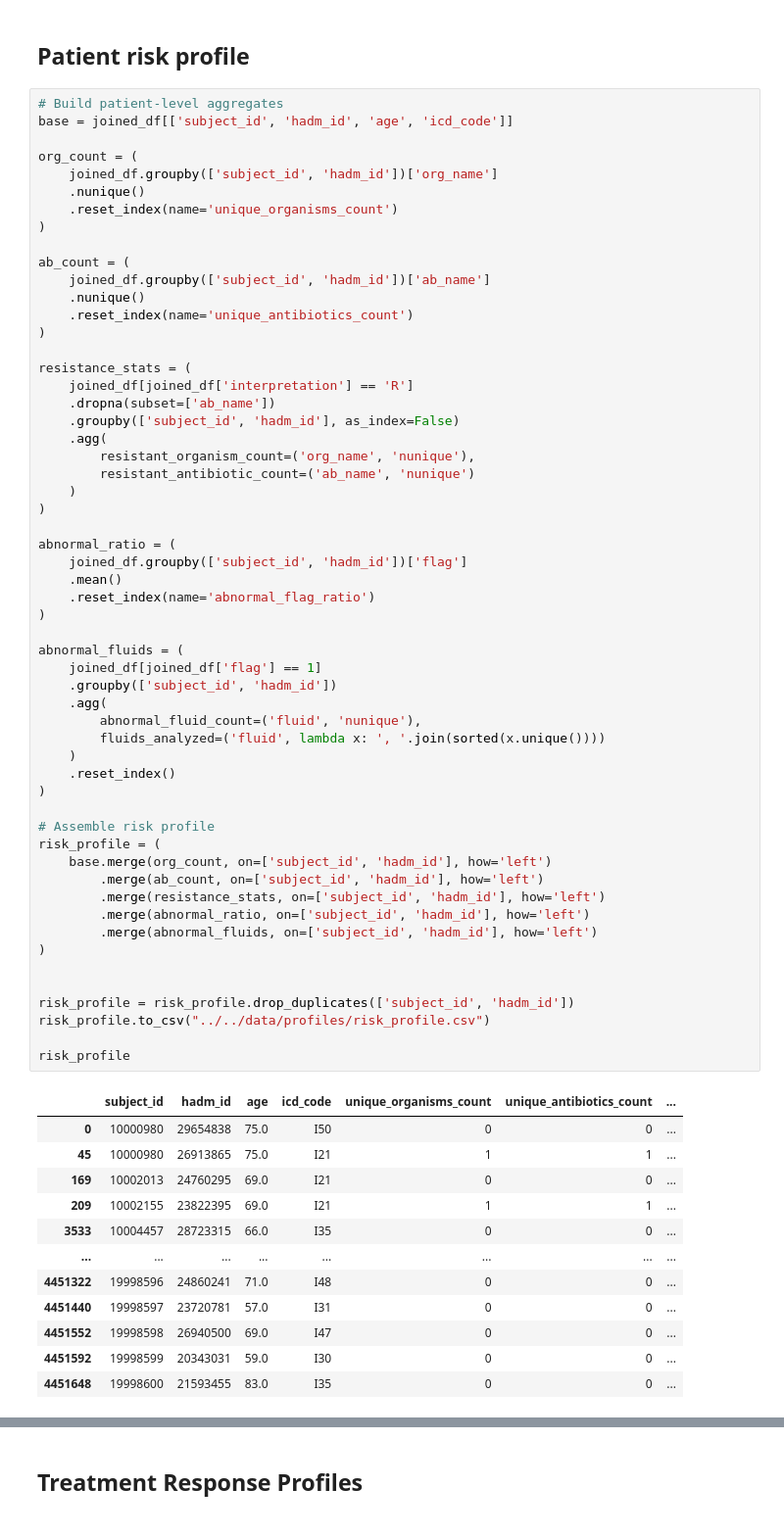
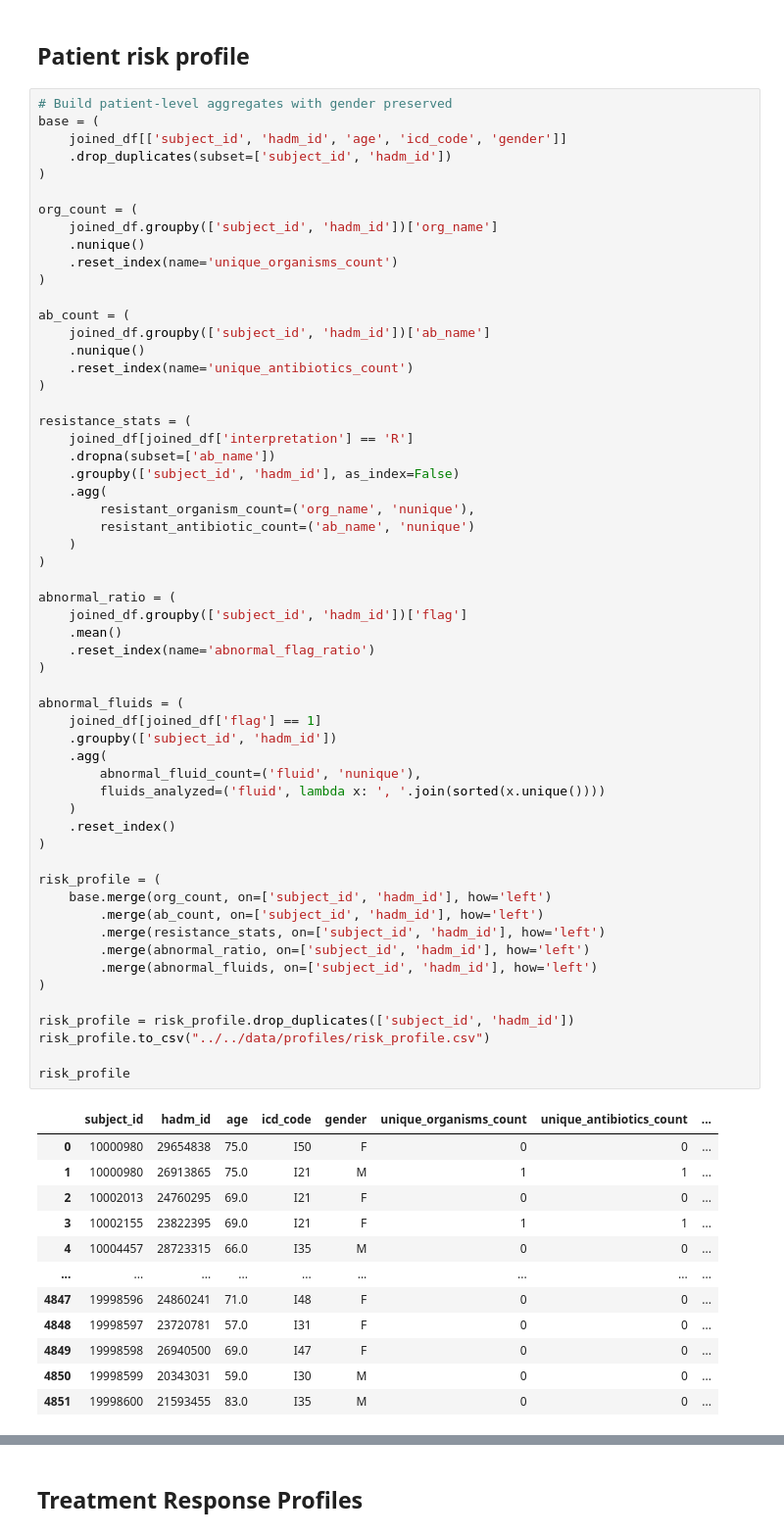
Before and after one commit to TommyTokk/DA4DH, a Jupyter notebook: notebooks/DataPreparation/join.ipynb, the cells around one changed output, grey strips where cells are left out. Shown at 98% size. Cells and saved outputs as stored; diff of their text form.

```diff
--- a/notebooks/DataPreparation/join.ipynb
+++ b/notebooks/DataPreparation/join.ipynb
@@ -88,8 +86,11 @@ AttributeError: module 'src.utils.data_understanding' has no attribute 'create_s
 # %% [markdown]
 ## Patient risk profile
 # %%
-# Build patient-level aggregates
-base = joined_df[['subject_id', 'hadm_id', 'age', 'icd_code']]
+# Build patient-level aggregates with gender preserved
+base = (
+    joined_df[['subject_id', 'hadm_id', 'age', 'icd_code', 'gender']]
+    .drop_duplicates(subset=['subject_id', 'hadm_id'])
+)
 
 org_count = (
     joined_df.groupby(['subject_id', 'hadm_id'])['org_name']
@@ -115,44 +116,42 @@ resistance_stats = (
 
 abnormal_ratio = (
     joined_df.groupby(['subject_id', 'hadm_id'])['flag']
     .mean()
     .reset_index(name='abnormal_flag_ratio')
 )
 
 abnormal_fluids = (
     joined_df[joined_df['flag'] == 1]
     .groupby(['subject_id', 'hadm_id'])
     .agg(
         abnormal_fluid_count=('fluid', 'nunique'),
         fluids_analyzed=('fluid', lambda x: ', '.join(sorted(x.unique())))
     )
     .reset_index()
 )
 
-# Assemble risk profile
 risk_profile = (
     base.merge(org_count, on=['subject_id', 'hadm_id'], how='left')
         .merge(ab_count, on=['subject_id', 'hadm_id'], how='left')
         .merge(resistance_stats, on=['subject_id', 'hadm_id'], how='left')
         .merge(abnormal_ratio, on=['subject_id', 'hadm_id'], how='left')
         .merge(abnormal_fluids, on=['subject_id', 'hadm_id'], how='left')
 )
 
-
 risk_profile = risk_profile.drop_duplicates(['subject_id', 'hadm_id'])
 risk_profile.to_csv("../../data/profiles/risk_profile.csv")
 
 risk_profile
 # %% [output]
-|  | subject_id | hadm_id | age | icd_code | unique_organisms_count | unique_antibiotics_count | ... |
-| 0 | 10000980 | 29654838 | 75.0 | I50 | 0 | 0 | ... |
-| 45 | 10000980 | 26913865 | 75.0 | I21 | 1 | 1 | ... |
-| 169 | 10002013 | 24760295 | 69.0 | I21 | 0 | 0 | ... |
-| 209 | 10002155 | 23822395 | 69.0 | I21 | 1 | 1 | ... |
-| 3533 | 10004457 | 28723315 | 66.0 | I35 | 0 | 0 | ... |
-| ... | ... | ... | ... | ... | ... | ... | ... |
-| 4451322 | 19998596 | 24860241 | 71.0 | I48 | 0 | 0 | ... |
-| 4451440 | 19998597 | 23720781 | 57.0 | I31 | 0 | 0 | ... |
-| 4451552 | 19998598 | 26940500 | 69.0 | I47 | 0 | 0 | ... |
-| 4451592 | 19998599 | 20343031 | 59.0 | I30 | 0 | 0 | ... |
-| 4451648 | 19998600 | 21593455 | 83.0 | I35 | 0 | 0 | ... |
+|  | subject_id | hadm_id | age | icd_code | gender | unique_organisms_count | unique_antibiotics_count | ... |
+| 0 | 10000980 | 29654838 | 75.0 | I50 | F | 0 | 0 | ... |
+| 1 | 10000980 | 26913865 | 75.0 | I21 | M | 1 | 1 | ... |
+| 2 | 10002013 | 24760295 | 69.0 | I21 | F | 0 | 0 | ... |
+| 3 | 10002155 | 23822395 | 69.0 | I21 | F | 1 | 1 | ... |
+| 4 | 10004457 | 28723315 | 66.0 | I35 | M | 0 | 0 | ... |
+| ... | ... | ... | ... | ... | ... | ... | ... | ... |
+| 4847 | 19998596 | 24860241 | 71.0 | I48 | F | 0 | 0 | ... |
+| 4848 | 19998597 | 23720781 | 57.0 | I31 | F | 0 | 0 | ... |
+| 4849 | 19998598 | 26940500 | 69.0 | I47 | F | 0 | 0 | ... |
+| 4850 | 19998599 | 20343031 | 59.0 | I30 | M | 0 | 0 | ... |
+| 4851 | 19998600 | 21593455 | 83.0 | I35 | M | 0 | 0 | ... |
```
Also changed, not shown: parts of 8 cells of this notebook, 3 other files.
